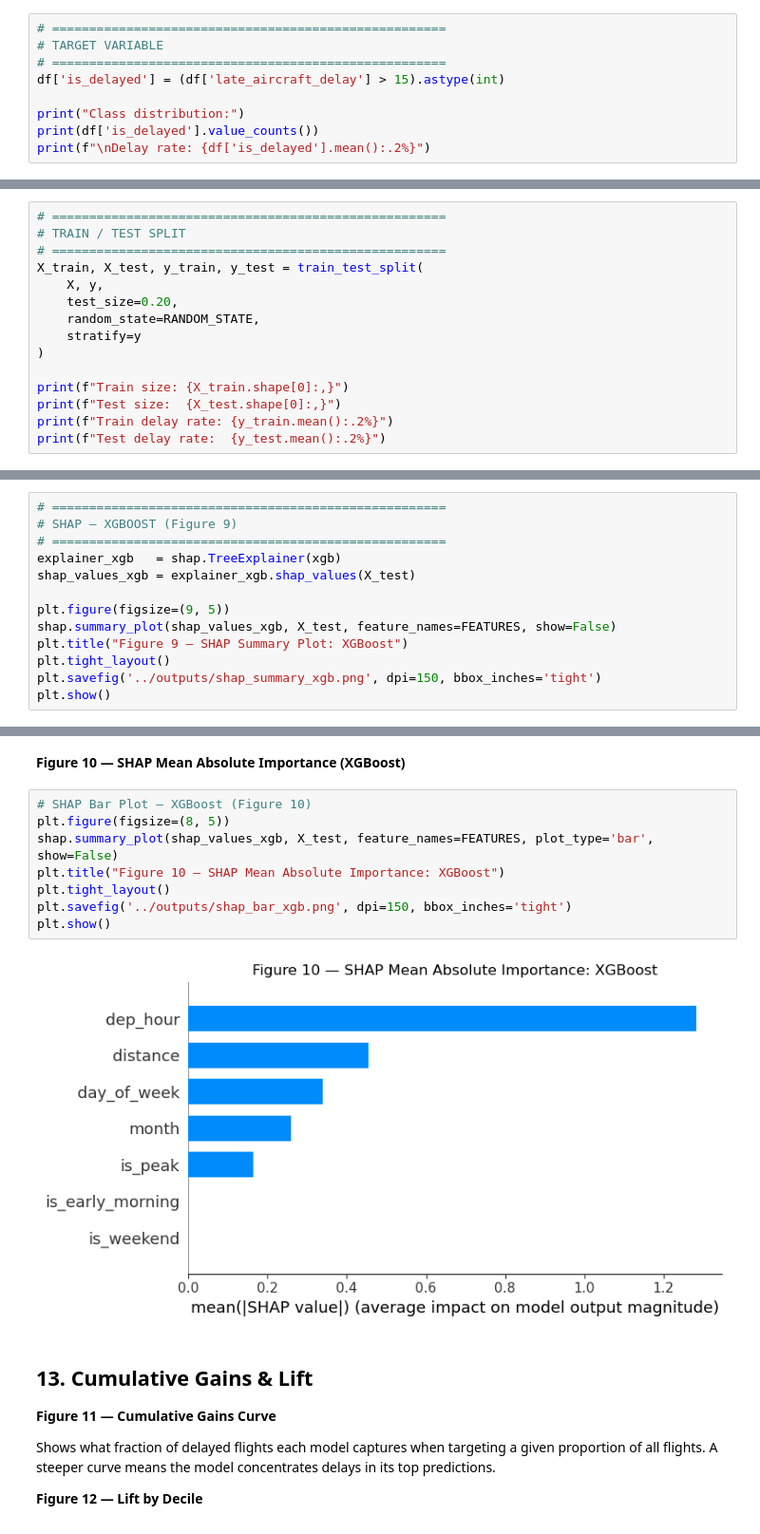
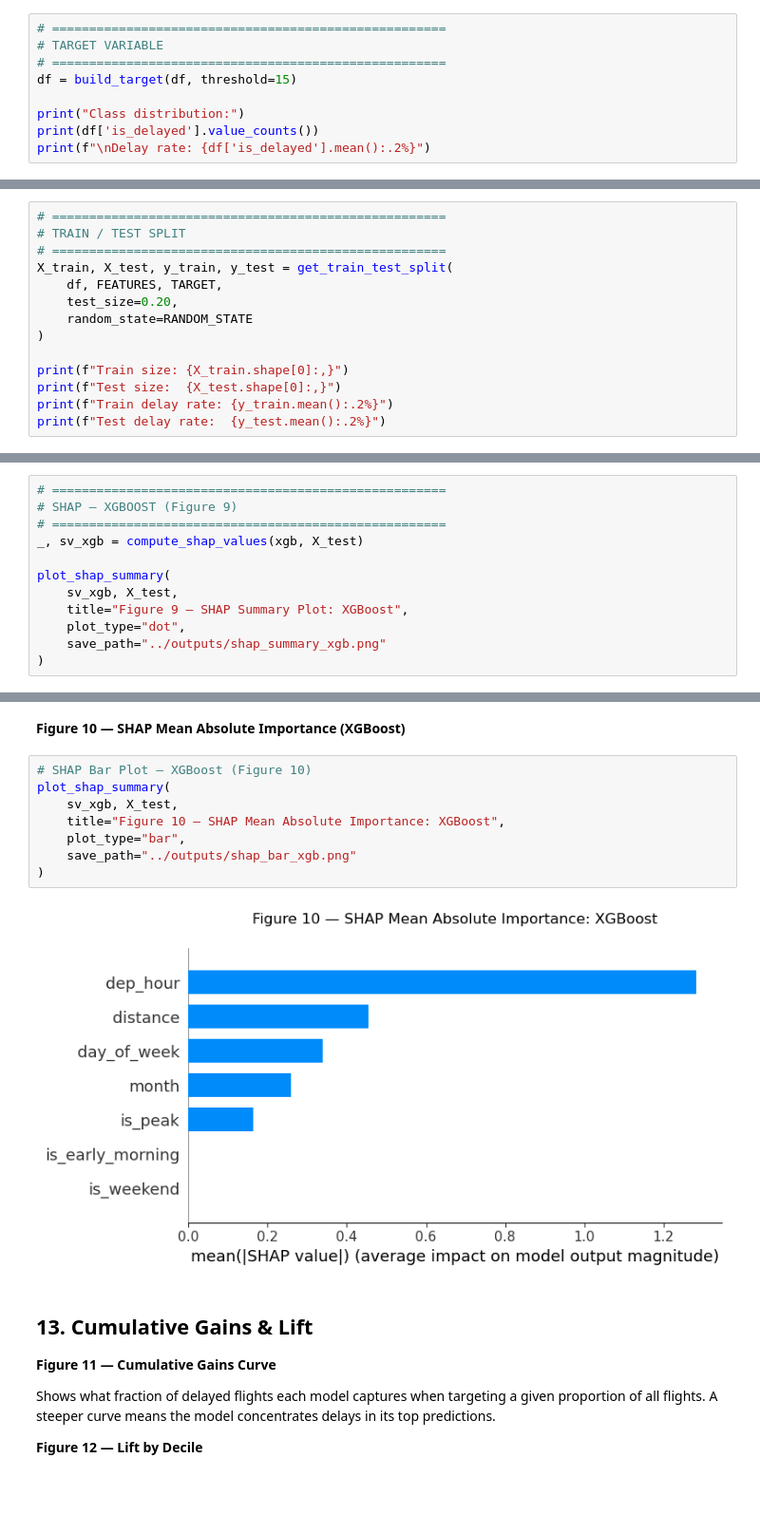
Before and after one commit to CFarron/CAP_3764_2026_Spring_Team_2, a Jupyter notebook: notebooks/03_tree_based_model.ipynb, the cells around one changed output, grey strips where cells are left out. Shown at 95% size. Drawn from its saved outputs; the diff is of its cells as text; blank space fills up the shorter version.

Commit message:
Refactor 03_tree_based_model: integrate model_utils functions for loading, preprocessing, evaluation, and SHAP

```diff
--- a/notebooks/03_tree_based_model.ipynb
+++ b/notebooks/03_tree_based_model.ipynb
@@ -102,7 +88,7 @@ A flight is labeled as **delayed** if its `late_aircraft_delay` exceeds 15 minut
 # =====================================================
 # TARGET VARIABLE
 # =====================================================
-df['is_delayed'] = (df['late_aircraft_delay'] > 15).astype(int)
+df = build_target(df, threshold=15)
 
 print("Class distribution:")
 print(df['is_delayed'].value_counts())
@@ -172,11 +146,10 @@ We use an 80/20 stratified split to preserve the class ratio in both subsets, gi
 # =====================================================
 # TRAIN / TEST SPLIT
 # =====================================================
-X_train, X_test, y_train, y_test = train_test_split(
-    X, y,
+X_train, X_test, y_train, y_test = get_train_test_split(
+    df, FEATURES, TARGET,
     test_size=0.20,
-    random_state=RANDOM_STATE,
-    stratify=y
+    random_state=RANDOM_STATE
 )
 
 print(f"Train size: {X_train.shape[0]:,}")
@@ -649,13 +585,12 @@ We repeat the SHAP analysis for XGBoost. Consistent findings across both models
 # =====================================================
 # SHAP — XGBOOST (Figure 9)
 # =====================================================
-explainer_xgb   = shap.TreeExplainer(xgb)
-shap_values_xgb = explainer_xgb.shap_values(X_test)
+_, sv_xgb = compute_shap_values(xgb, X_test)
 
-plt.figure(figsize=(9, 5))
-shap.summary_plot(shap_values_xgb, X_test, feature_names=FEATURES, show=False)
-plt.title("Figure 9 — SHAP Summary Plot: XGBoost")
-plt.tight_layout()
-plt.savefig('../outputs/shap_summary_xgb.png', dpi=150, bbox_inches='tight')
-plt.show()
+plot_shap_summary(
+    sv_xgb, X_test,
+    title="Figure 9 — SHAP Summary Plot: XGBoost",
+    plot_type="dot",
+    save_path="../outputs/shap_summary_xgb.png"
+)
 # %% [output]
@@ -664,14 +599,14 @@ plt.show()
 **Figure 10 — SHAP Mean Absolute Importance (XGBoost)**
 # %%
 # SHAP Bar Plot — XGBoost (Figure 10)
-plt.figure(figsize=(8, 5))
-shap.summary_plot(shap_values_xgb, X_test, feature_names=FEATURES, plot_type='bar', show=False)
-plt.title("Figure 10 — SHAP Mean Absolute Importance: XGBoost")
-plt.tight_layout()
-plt.savefig('../outputs/shap_bar_xgb.png', dpi=150, bbox_inches='tight')
-plt.show()
+plot_shap_summary(
+    sv_xgb, X_test,
+    title="Figure 10 — SHAP Mean Absolute Importance: XGBoost",
+    plot_type="bar",
+    save_path="../outputs/shap_bar_xgb.png"
+)
 # %% [output]
-[figure, old version]
+[figure, new version]
 # %% [markdown]
 ## 13. Cumulative Gains & Lift
 
```
Also changed, not shown: parts of 15 cells of this notebook.
